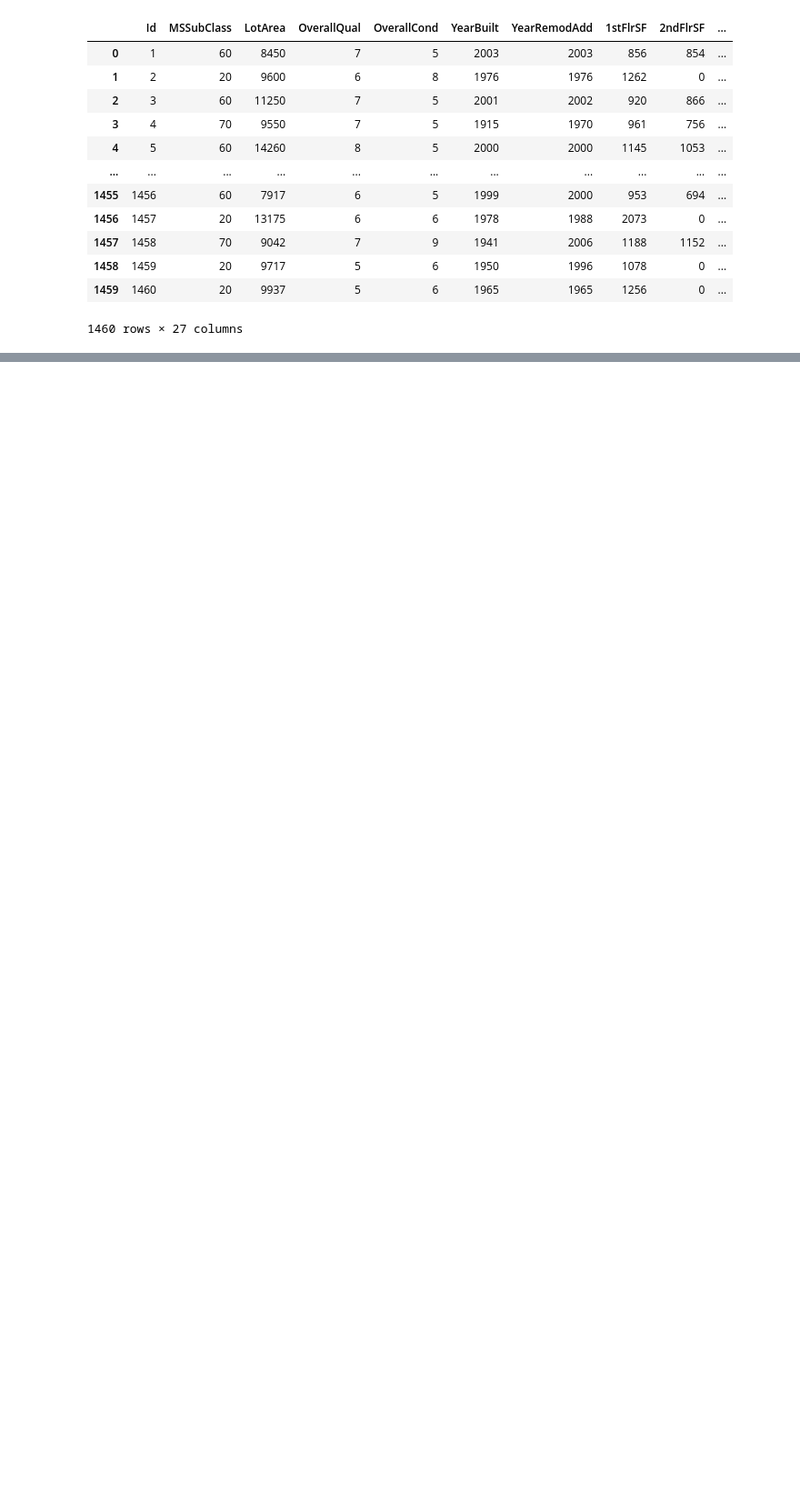
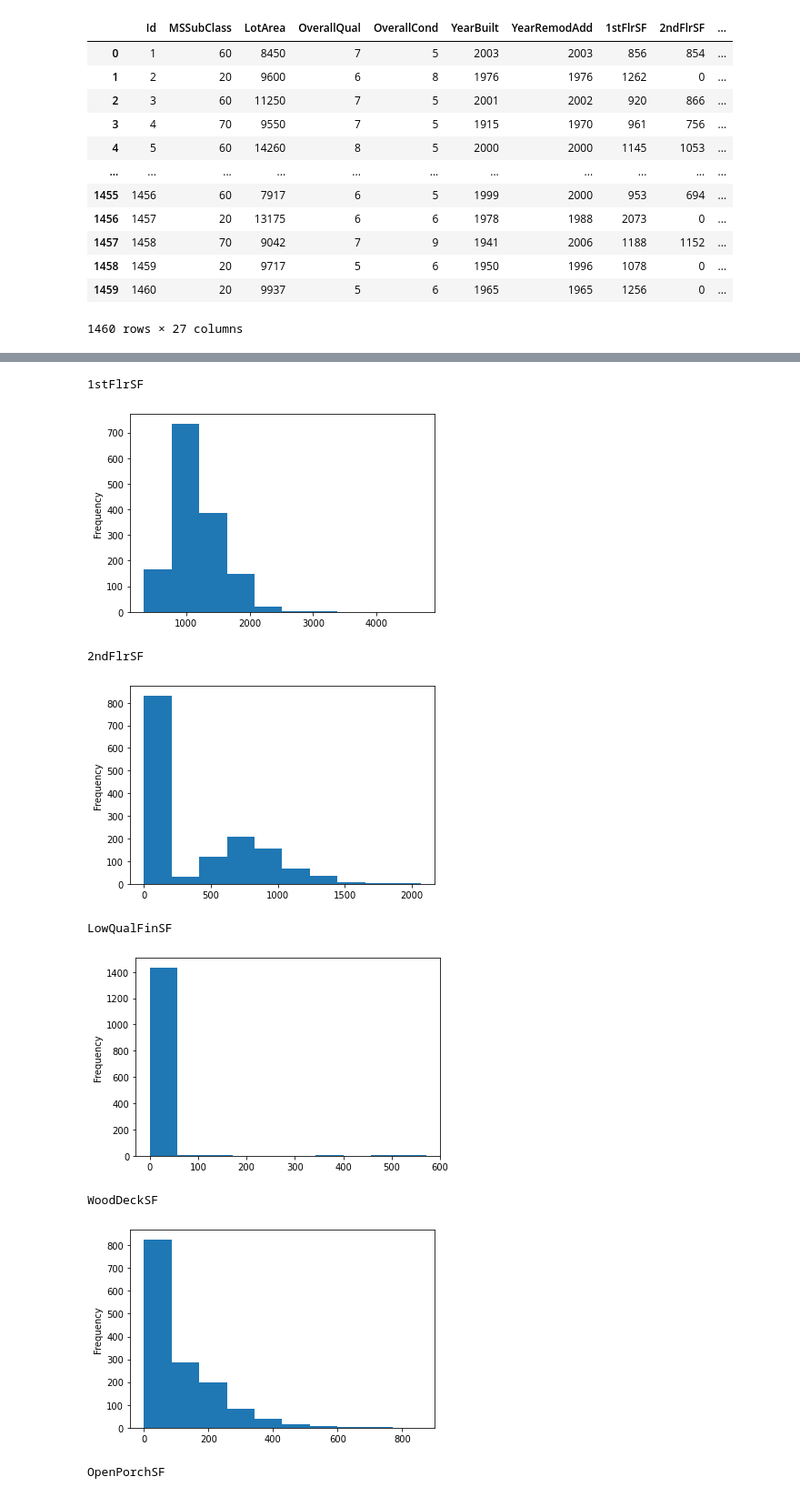
Before and after one commit to yannmb2/machine_learning_101, a Jupyter notebook: Validation_house.ipynb, the cells around one changed output, grey strips where cells are left out. Shown at 91% size. Drawn from its saved outputs; the diff is of its cells as text; code cells hidden in the pictures; blank space fills up the shorter version.

```diff
--- a/Validation_house.ipynb
+++ b/Validation_house.ipynb
@@ -32,6 +34,7 @@ target_column = 'SalePrice'
 
 
 numerical_df = train_df.select_dtypes(include='number')
+categorical_df = train_df.select_dtypes(exclude='number')
 #numerical_df = numerical_df.drop(columns=['Id', target_column])
 numerical_df = numerical_df.dropna(axis=1)
 numerical_columns = [column for column in numerical_df.columns
@@ -66,2 +93,3 @@ train_data, validating_data = kf.split(numerical_df)
 # %%
 # Feature engineering - Encode non numerical columns
+onehot_df = pd.get_dummies(categorical_df,dummy_na=False)
@@ -86,0 +96,3 @@ array(['Pave', 'Grvl'], dtype=object)
+# %%
+training_df = pd.concat([numerical_df,onehot_df],axis=1)
+training_df
@@ -87,2 +121,18 @@ array(['Pave', 'Grvl'], dtype=object)
 # %%
 # Feature engineering - transform numerical columns (at least log transform on area features)
+col_sf = [col for col in training_df.columns if "SF" in col and col!="HouseStyle_SFoyer"]
+# %%
+for col in col_sf:
+    print(col)
+    training_df[col].plot.hist()
+    plt.show()
+# %% [output]
+1stFlrSF
+[figure, added]
+2ndFlrSF
+[figure, added]
+LowQualFinSF
+[figure, added]
+WoodDeckSF
+[figure, added]
+OpenPorchSF
```
Also changed, not shown: parts of 19 cells of this notebook.
